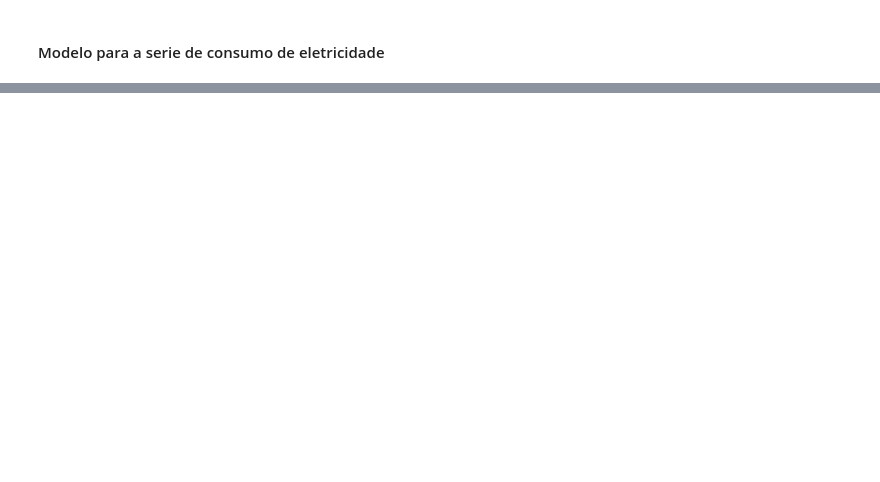
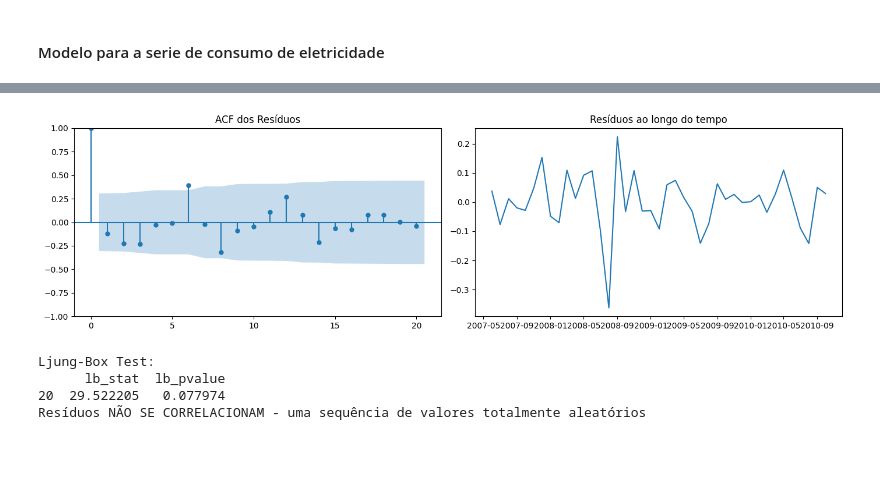
Before and after one commit to Gueguelas/series-temporais, a Jupyter notebook: notebook.ipynb, the cells around one changed output, grey strips where cells are left out. Saved outputs shown, nothing was run; the diff lists cells and outputs as text; code cells hidden in the pictures; blank space fills up the shorter version.

```diff
--- a/notebook.ipynb
+++ b/notebook.ipynb
@@ -689,2 +745,10 @@ RMSE: 0.003323047825610881
+# %%
+residual_diagnostics(model_electric_power)
+# %% [output]
+[figure, added]
+Ljung-Box Test:
+      lb_stat  lb_pvalue
+20  29.522205   0.077974
+Resíduos NÃO SE CORRELACIONAM - uma sequência de valores totalmente aleatórios
 # %% [markdown]
 ####
```
Also changed, not shown: parts of 19 cells of this notebook.
